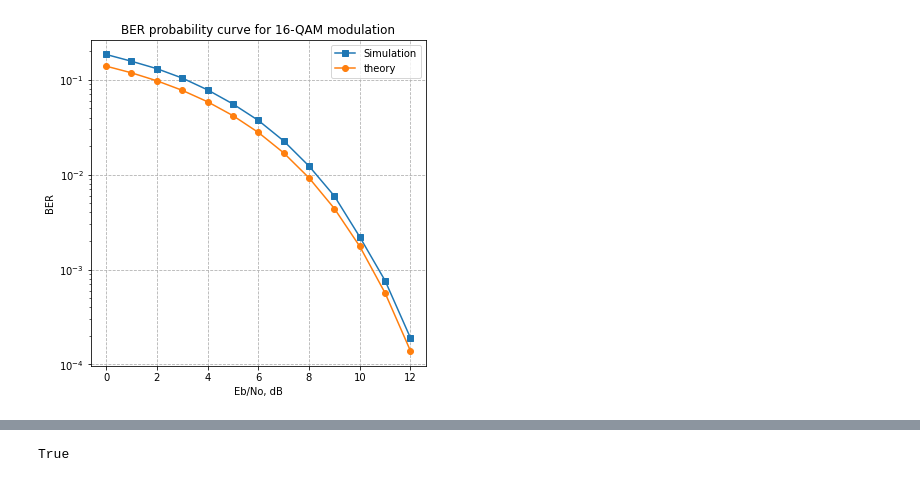
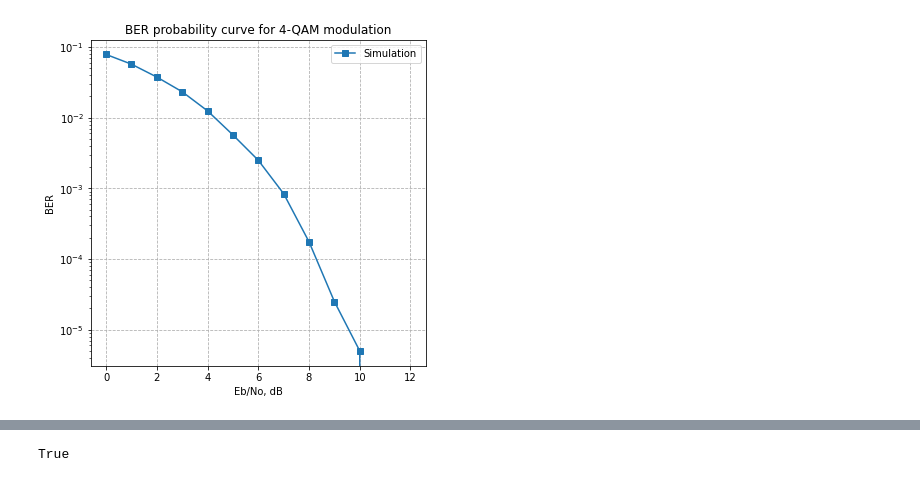
Before and after one commit to IISL-HYU/comm, a Jupyter notebook: modulation/modulation.ipynb, the cells around one changed output, grey strips where cells are left out. Cells and saved outputs as stored; diff of their text form; code cells hidden in the pictures.

```diff
--- a/modulation/modulation.ipynb
+++ b/modulation/modulation.ipynb
@@ -5,9 +5,7 @@ import random
 # %%
 from qam import QAM
 
-modem = QAM(M=16)
-mapping_dictionary = modem.get_map()
-demapping_dict = modem.get_demap()
+modem = QAM(M=4)
 # %%
 def awgn_channel(symbols, snr=99):
     # Additive White Gaussian noise with 0dB variance
@@ -17,13 +19,13 @@ def awgn_channel(symbols, snr=99):
 # %%
 # bitstream = np.array([0, 1, 1, 1, 0, 0, 0, 1, 0, 1,])
 bitstream = np.array(np.random.rand(100) > 0.5, np.int32)
-M = 16
+M = 4
 k = int(np.log2(M))
 
 # number of symbols
 N = 10**5
 # constellation size
-M = 16
+M = 4
 # bits per symbol
 EbN0 = np.arange(0, 13)
 SNR = EbN0 + 10 * np.log10(k)
@@ -53,16 +55,16 @@ BER_theory = [(1/k) * 3 / 2 * np.math.erfc(np.sqrt(k * 0.1 * 10 ** (eb/10))) for
 # %%
 
 plt.figure(figsize=(6, 6))
 plt.semilogy(BERs, 's-', label="Simulation")
-plt.semilogy(BER_theory, 'o-', label="theory")
+# plt.semilogy(BER_theory, 'o-', label="theory")
 plt.legend()
 plt.title(f"BER probability curve for {M}-QAM modulation")
 plt.xlabel("Eb/No, dB")
 plt.ylabel("BER")
 plt.grid(True, linestyle='--')
 plt.show()
 # %% [output]
-[figure, old version]
+[figure, new version]
 # %%
 # plot of symbols
 modem.plot_constellation_points()
```
Also changed, not shown: parts of 3 cells of this notebook, 2 other files.
